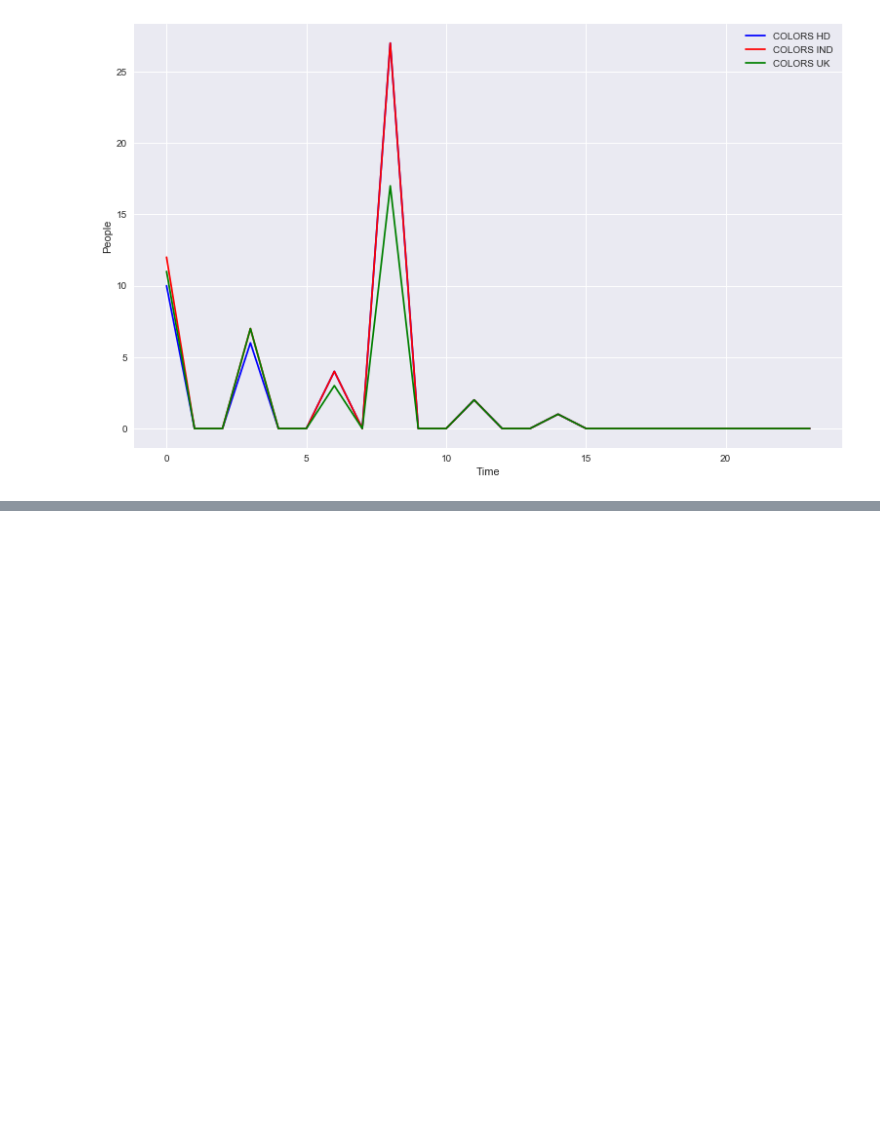
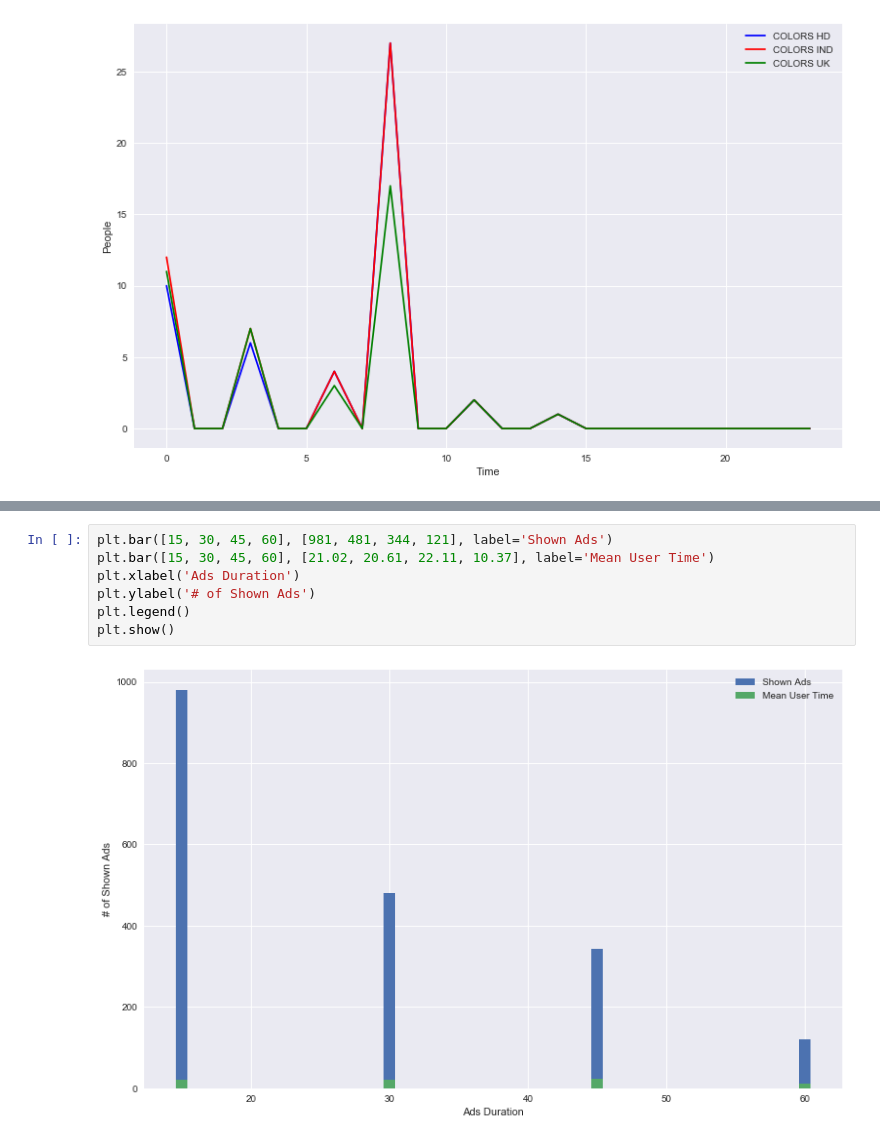
Before and after one commit to pvlbzn/iptv-data-analysis, a Jupyter notebook: data_visualization_plan.ipynb, the cells around one changed output, grey strips where cells are left out. Drawn from its saved outputs; the diff is of its cells as text; blank space fills up the shorter version.

```diff
--- a/data_visualization_plan.ipynb
+++ b/data_visualization_plan.ipynb
@@ -455,0 +553,9 @@ plt.show()
+# %%
+plt.bar([15, 30, 45, 60], [981, 481, 344, 121], label='Shown Ads')
+plt.bar([15, 30, 45, 60], [21.02, 20.61, 22.11, 10.37], label='Mean User Time')
+plt.xlabel('Ads Duration')
+plt.ylabel('# of Shown Ads')
+plt.legend()
+plt.show()
+# %% [output]
+[figure, added]
```
Also changed, not shown: parts of 22 cells of this notebook.
